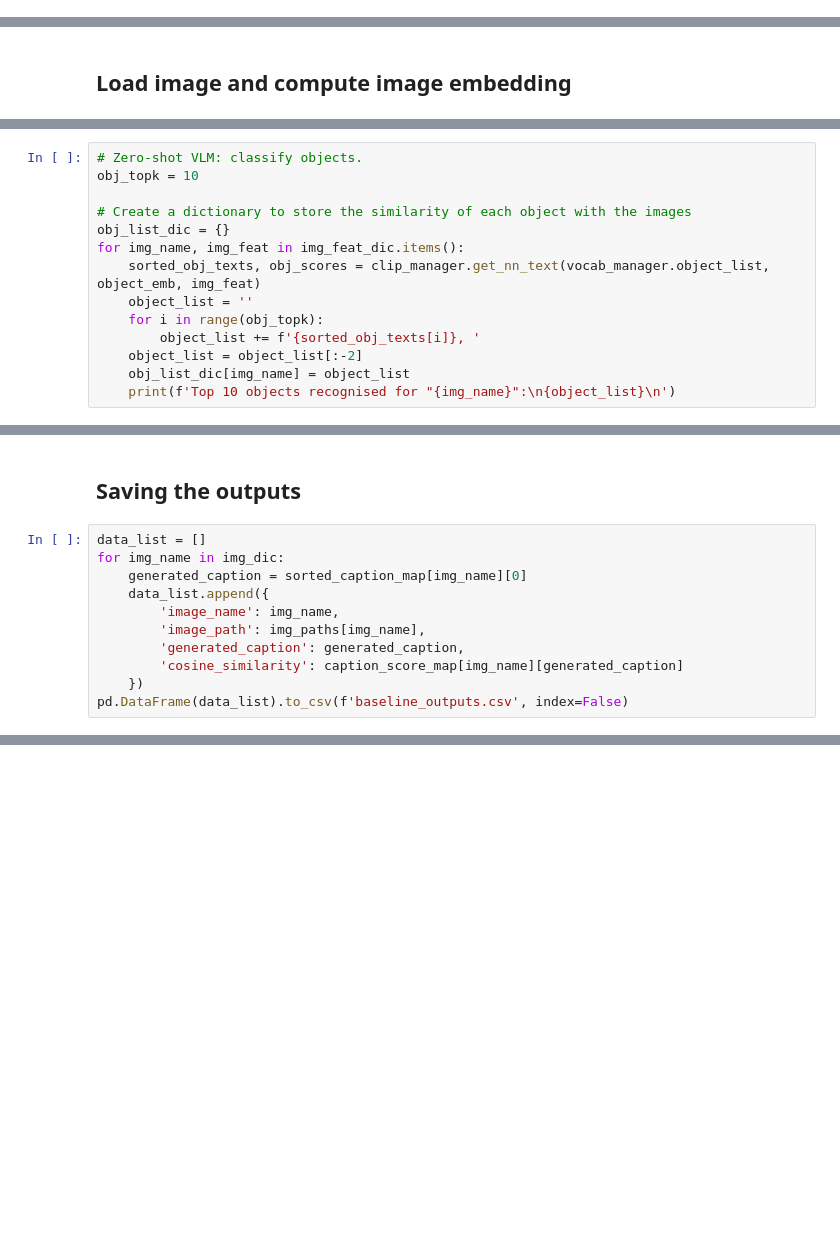
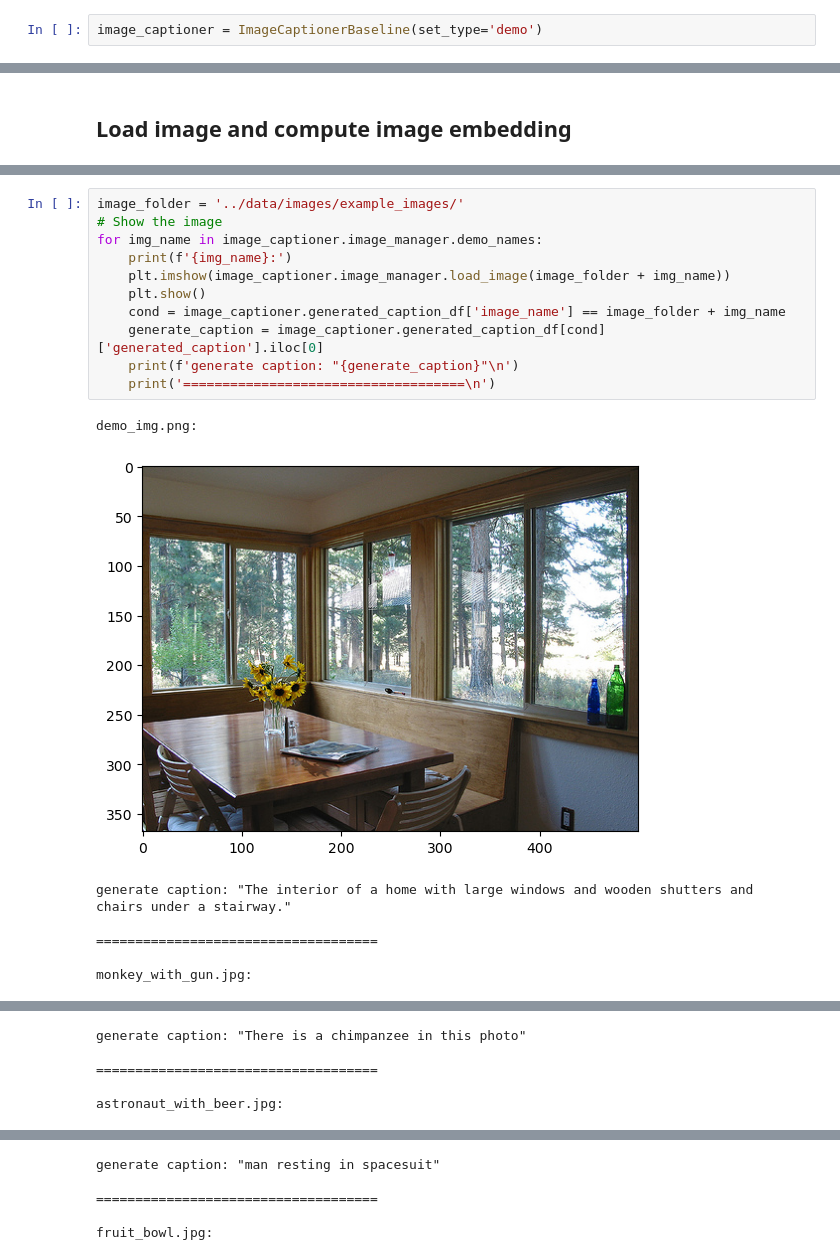
Before and after one commit to milenakapralova/socraticmodels, a Jupyter notebook: notebooks/demo_baseline.ipynb, the cells around one changed output, grey strips where cells are left out. Saved outputs shown, nothing was run; the diff lists cells and outputs as text; blank space fills up the shorter version.

```diff
--- a/notebooks/demo_baseline.ipynb
+++ b/notebooks/demo_baseline.ipynb
@@ -66,0 +28,2 @@ object_emb = clip_manager.get_text_emb([f'Photo of a {o}.' for o in vocab_manage
+# %%
+image_captioner = ImageCaptionerBaseline(set_type='demo')
@@ -130,14 +53,0 @@ for img_name, img_feat in img_feat_dic.items():
-# %%
-# Zero-shot VLM: classify objects.
-obj_topk = 10
-
-# Create a dictionary to store the similarity of each object with the images
-obj_list_dic = {}
-for img_name, img_feat in img_feat_dic.items():
-    sorted_obj_texts, obj_scores = clip_manager.get_nn_text(vocab_manager.object_list, object_emb, img_feat)
-    object_list = ''
-    for i in range(obj_topk):
-        object_list += f'{sorted_obj_texts[i]}, '
-    object_list = object_list[:-2]
-    obj_list_dic[img_name] = object_list
-    print(f'Top 10 objects recognised for "{img_name}":\n{object_list}\n')
@@ -173,13 +54,19 @@ for img_name in img_dic:
-# %% [markdown]
-## Saving the outputs
-# %%
-data_list = []
-for img_name in img_dic:
-    generated_caption = sorted_caption_map[img_name][0]
-    data_list.append({
-        'image_name': img_name,
-        'image_path': img_paths[img_name],
-        'generated_caption': generated_caption,
-        'cosine_similarity': caption_score_map[img_name][generated_caption]
-    })
-pd.DataFrame(data_list).to_csv(f'baseline_outputs.csv', index=False)
+# %%
+image_folder = '../data/images/example_images/'
+# Show the image
+for img_name in image_captioner.image_manager.demo_names:
+    print(f'{img_name}:')
+    plt.imshow(image_captioner.image_manager.load_image(image_folder + img_name))
+    plt.show()
+    cond = image_captioner.generated_caption_df['image_name'] == image_folder + img_name
+    generate_caption = image_captioner.generated_caption_df[cond]['generated_caption'].iloc[0]
+    print(f'generate caption: "{generate_caption}"\n')
+    print('====================================\n')
+# %% [output]
+demo_img.png:
+[figure, added]
+generate caption: "The interior of a home with large windows and wooden shutters and chairs under a stairway."
+
+====================================
+
+monkey_with_gun.jpg:
@@ -185,0 +74,5 @@ pd.DataFrame(data_list).to_csv(f'baseline_outputs.csv', index=False)
+generate caption: "There is a chimpanzee in this photo"
+
+====================================
+
+astronaut_with_beer.jpg:
@@ -185,0 +80,5 @@ pd.DataFrame(data_list).to_csv(f'baseline_outputs.csv', index=False)
+generate caption: "man resting in spacesuit"
+
+====================================
+
+fruit_bowl.jpg:
```
Also changed, not shown: parts of 31 cells of this notebook, 12 other files.
